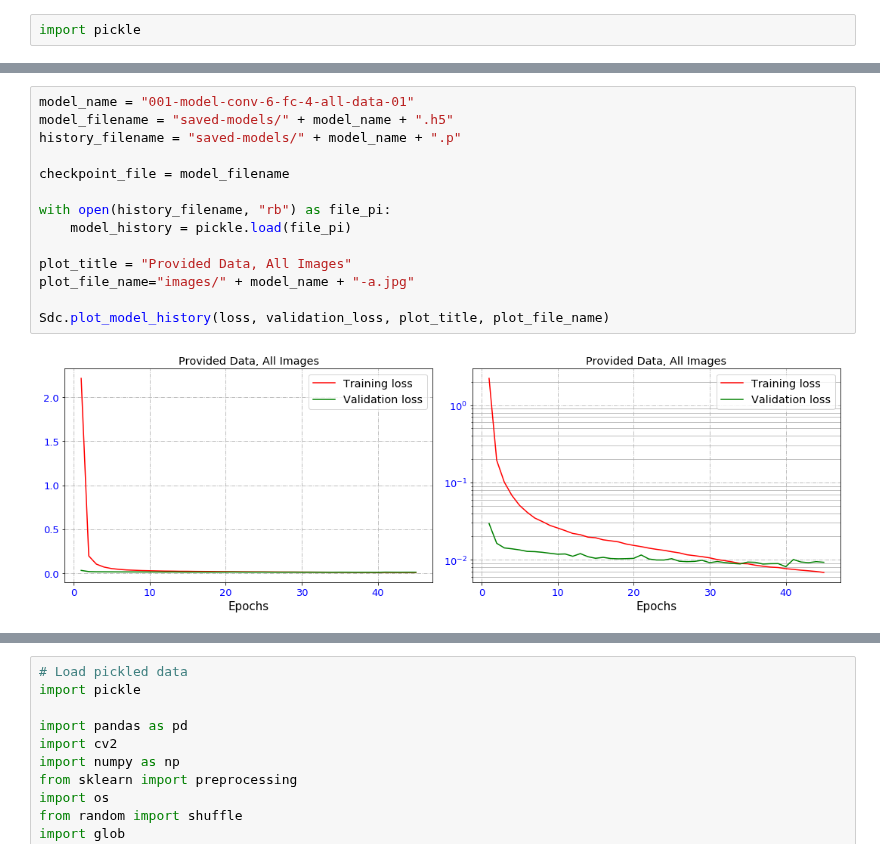
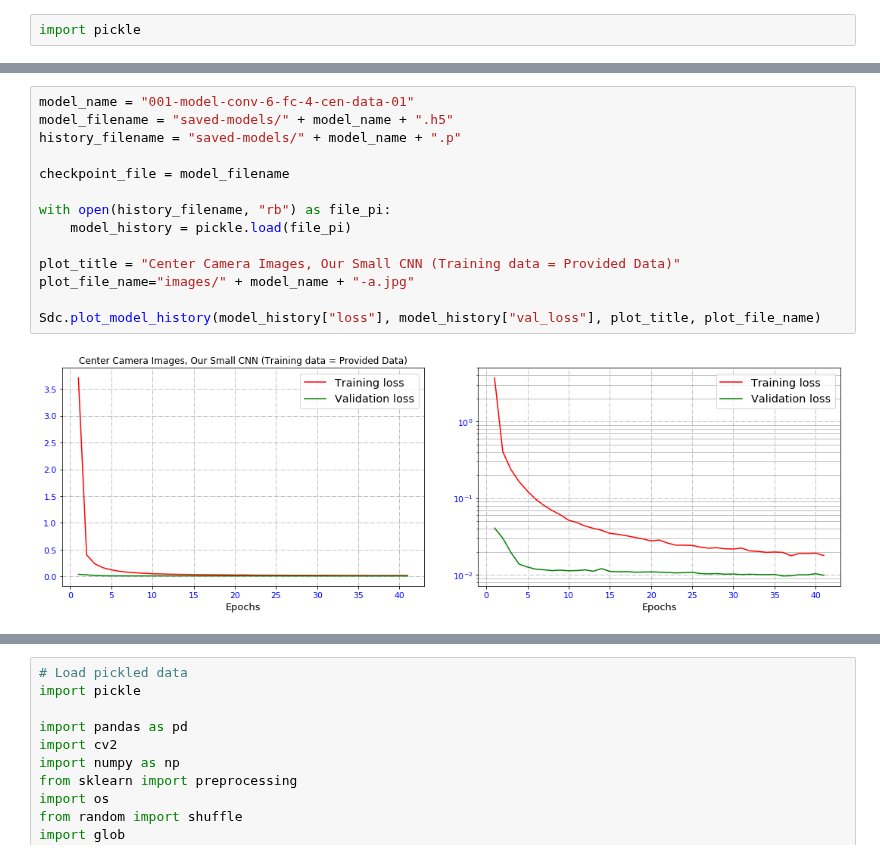
Before and after one commit to Hamidreza3252/CarND-Behavioral-Cloning-P3, a Jupyter notebook: Summary-01.ipynb, the cells around one changed output, grey strips where cells are left out. Drawn from its saved outputs; the diff is of its cells as text.

```diff
--- a/Summary-01.ipynb
+++ b/Summary-01.ipynb
@@ -166,16 +380,16 @@ model = load_model(model_filename, custom_objects={"tf": tf})
 # %%
-model_name = "001-model-conv-6-fc-4-all-data-01"
+model_name = "001-model-conv-6-fc-4-cen-data-01"
 model_filename = "saved-models/" + model_name + ".h5"
 history_filename = "saved-models/" + model_name + ".p"
 
 checkpoint_file = model_filename
 
 with open(history_filename, "rb") as file_pi:
     model_history = pickle.load(file_pi)
 
-plot_title = "Provided Data, All Images"
+plot_title = "Center Camera Images, Our Small CNN (Training data = Provided Data)"
 plot_file_name="images/" + model_name + "-a.jpg"
 
-Sdc.plot_model_history(loss, validation_loss, plot_title, plot_file_name)
+Sdc.plot_model_history(model_history["loss"], model_history["val_loss"], plot_title, plot_file_name)
 # %% [output]
-[figure, old version]
+[figure, new version]
```
Also changed, not shown: parts of 11 cells of this notebook, 28 other files.
